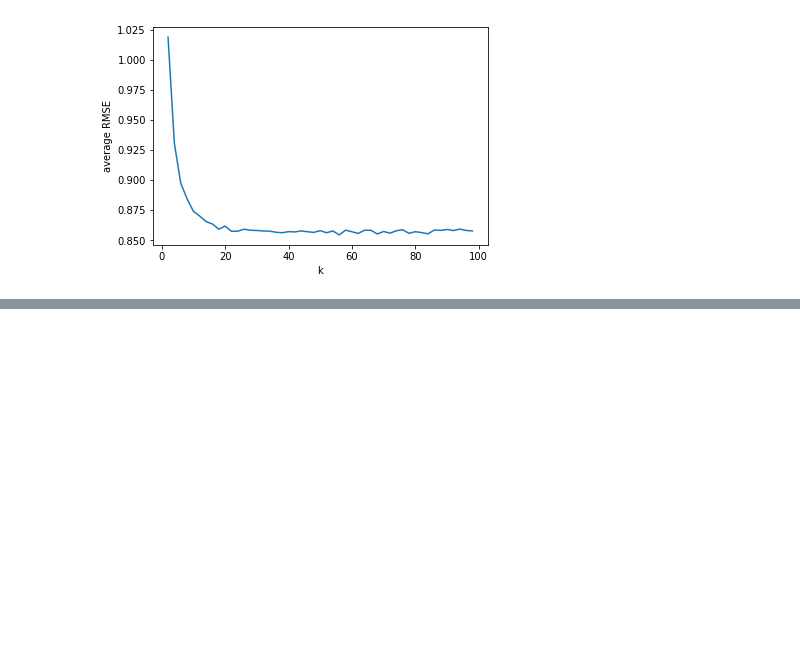
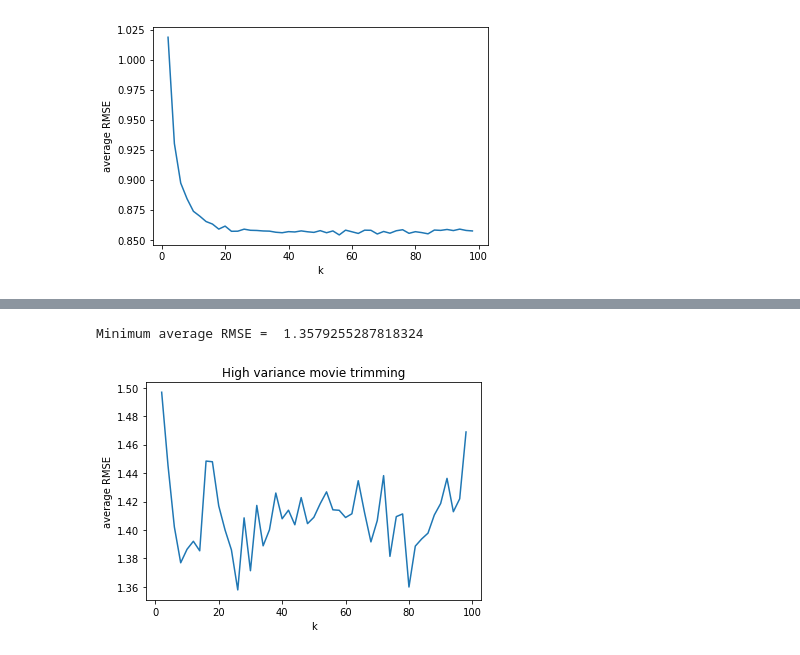
Before and after one commit to NaveganteX/Collaborative-Filtering-1, a Jupyter notebook: PROJECT3.ipynb, the cells around one changed output, grey strips where cells are left out. Drawn from its saved outputs; the diff is of its cells as text; code cells hidden in the pictures; blank space fills up the shorter version.

```diff
--- a/PROJECT3-Q1-11.ipynb
+++ b/PROJECT3.ipynb
@@ -269,0 +403,11 @@ Text(0, 0.5, 'average RMSE')
+# %%
+plt.figure()
+plt.plot(k_list,avg_RMSE)
+plt.xlabel('k')
+plt.ylabel('average RMSE')
+plt.title('High variance movie trimming')
+#print('Minimum average RMSE = %f (for k = %d)' %(np.min(avg_RMSE),np.argmin(avg_RMSE)*2+2))
+print('Minimum average RMSE = ', np.min(avg_RMSE))
+# %% [output]
+Minimum average RMSE =  1.3579255287818324
+[figure, added]
```
Also changed, not shown: parts of 14 cells of this notebook.
